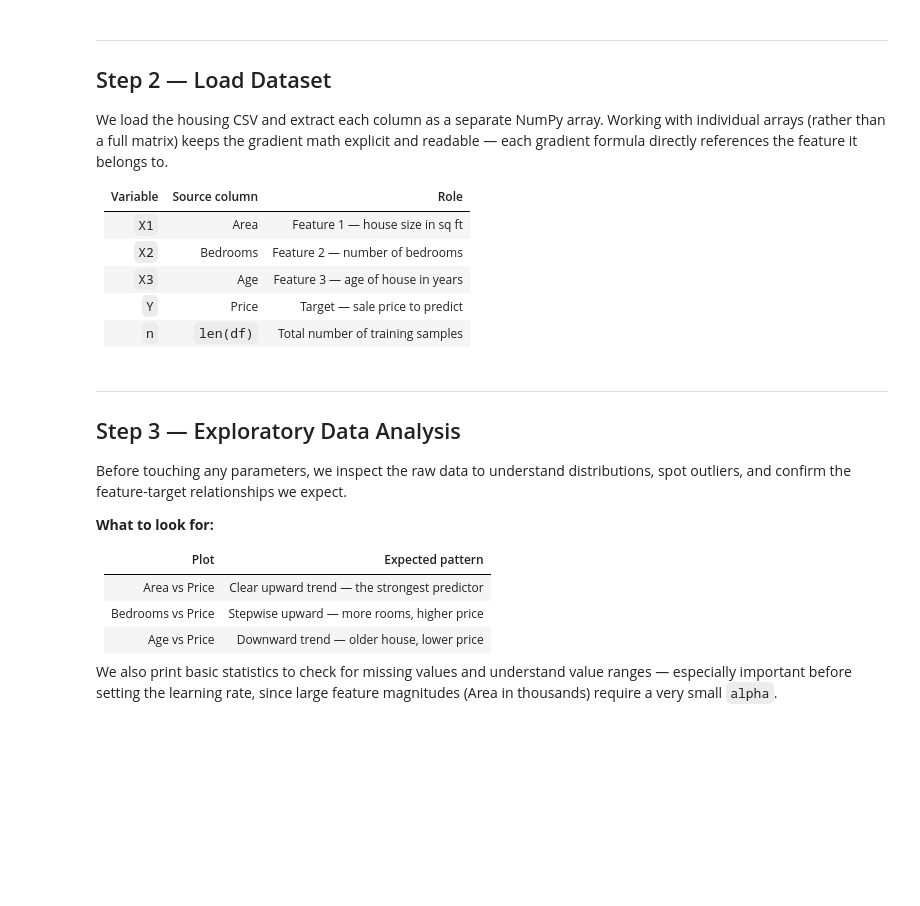
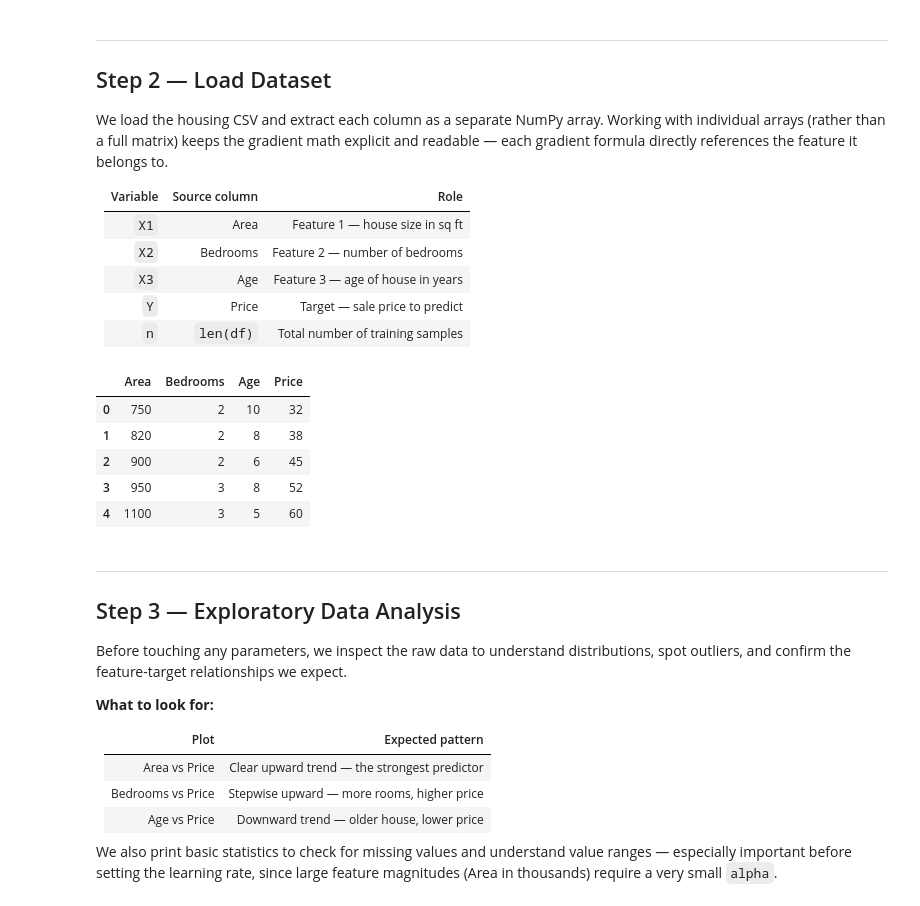
Before and after one commit to ather-ops/Machine-Learning-from-scratch, a Jupyter notebook: linear-regression/01_House_price_pred.ipynb, the cells around one changed output. Drawn from its saved outputs; the diff is of its cells as text; code cells hidden in the pictures; blank space fills up the shorter version.

```diff
--- a/linear-regression/01_House_price_pred.ipynb
+++ b/linear-regression/01_House_price_pred.ipynb
@@ -93,26 +93,15 @@ We load the housing CSV and extract each column as a separate NumPy array. Worki
 | `Y` | Price | Target — sale price to predict |
 | `n` | `len(df)` | Total number of training samples |
 # %%
-# ==================== Load Data ====================
 df = pd.read_csv("../Data/housing_sampl.csv")
-
-# Features and target
-X1 = df["Area"].values
-X2 = df["Bedrooms"].values
-X3 = df["Age"].values
-Y  = df["Price"].values
-
-n = len(df)
-
-print("Dataset loaded")
-print("="*60)
-print(f"Total samples : {n}")
-print(f"Features      : Area, Bedrooms, Age")
-print(f"Target        : Price")
-print("="*60)
-print("First 10 rows:")
-print(df.head(10).to_string())
-print("="*60)
+df.head()
+# %% [output]
+|  | Area | Bedrooms | Age | Price |
+| 0 | 750 | 2 | 10 | 32 |
+| 1 | 820 | 2 | 8 | 38 |
+| 2 | 900 | 2 | 6 | 45 |
+| 3 | 950 | 3 | 8 | 52 |
+| 4 | 1100 | 3 | 5 | 60 |
 # %% [markdown]
 ---
 ## Step 3 — Exploratory Data Analysis
```
Also changed, not shown: 2 other files.
